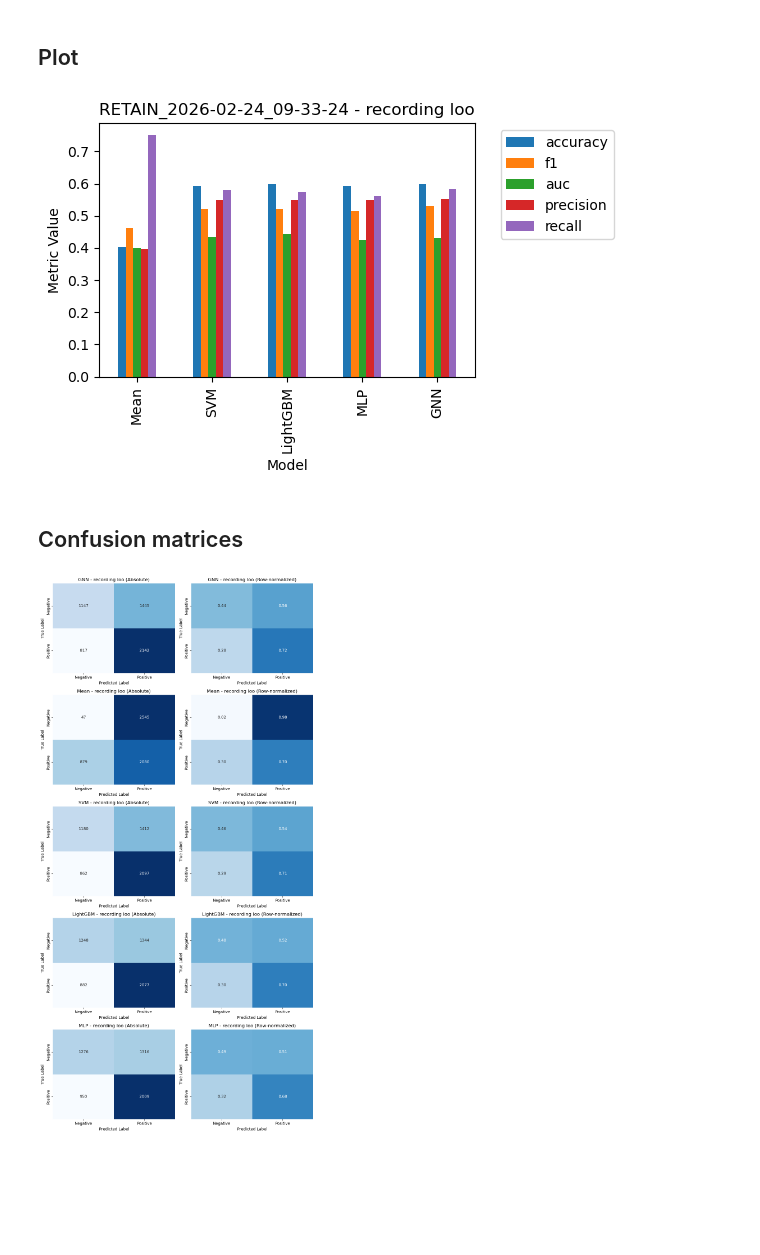
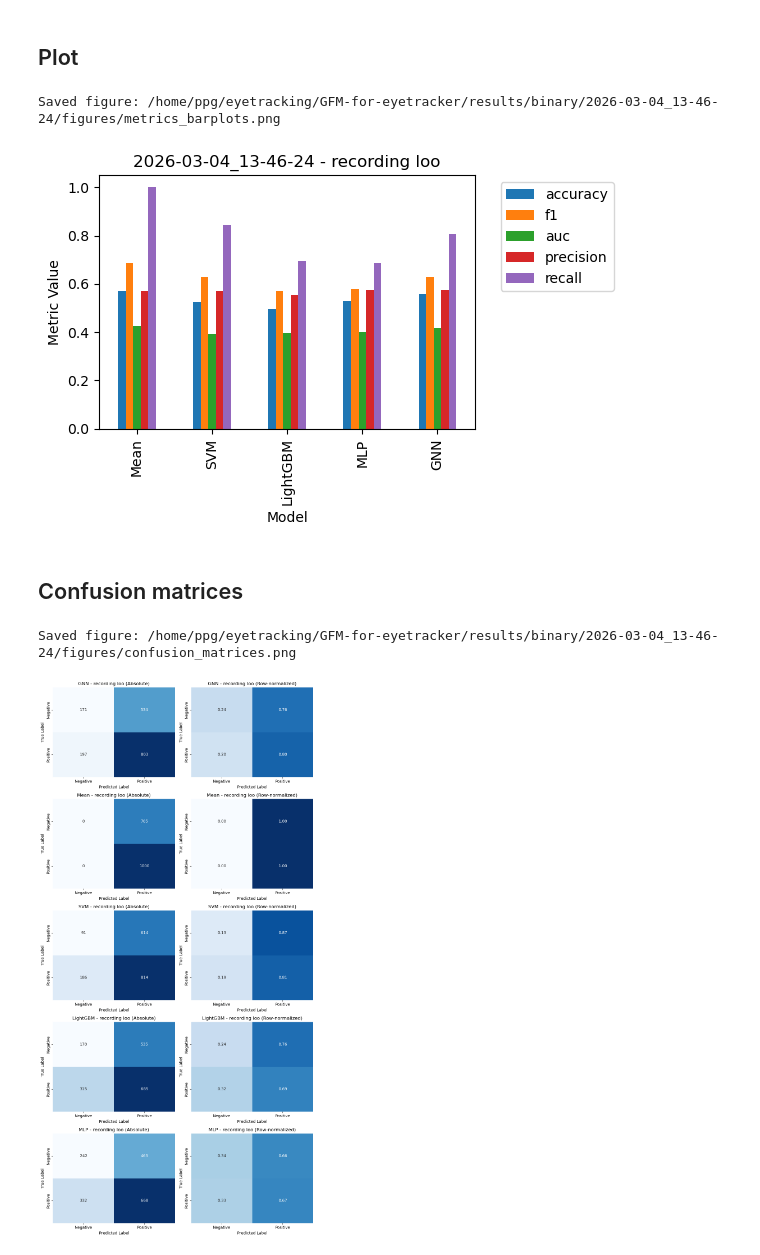
Before and after one commit to Space0code/GFM-for-eyetracker, a Jupyter notebook: src/emotions/binary/results_analysis.ipynb, the cells around one changed output. Saved outputs shown, nothing was run; the diff lists cells and outputs as text; code cells hidden in the pictures; blank space fills up the shorter version.

Commit message:
plot results (bar plots and CMs) after training when calling train_binary.py

```diff
--- a/src/emotions/binary/results_analysis.ipynb
+++ b/src/emotions/binary/results_analysis.ipynb
@@ -8,7 +8,7 @@ import matplotlib.pyplot as plt
 from pathlib import Path
 
 # Path to a run folder, relative to project root
-RUN_DIR_REL = Path('results/binary/RETAIN_2026-02-24_09-33-24')
+RUN_DIR_REL = Path('results/binary/2026-03-04_13-46-24')
 SUMMARY_FILE = 'summary.csv'
 DECISION_THRESHOLD = 0.5
 MODELS_FOR_CM = ['GNN','Mean','SVM','LightGBM','MLP']  # any subset of ['GNN','Mean','SVM','LightGBM','MLP']
@@ -30,6 +30,17 @@ strategies = [p.name for p in strategy_dirs]
 if not strategies:
     raise RuntimeError(f'No strategy folders with {SUMMARY_FILE} found under {RUN_DIR}')
 
+FIGURES_DIR = RUN_DIR / 'figures'
+FIGURES_DIR.mkdir(parents=True, exist_ok=True)
+
+def save_figure(fig: plt.Figure, filename: str) -> Path:
+    """Save a Matplotlib figure under RUN_DIR_REL/figures and return its path."""
+    output_path = FIGURES_DIR / filename
+    fig.savefig(output_path, dpi=300, bbox_inches='tight')
+    print(f'Saved figure: {output_path}')
+    return output_path
+
 print(f'Run: {RUN_DIR}')
 print(f'Strategies: {strategies}')
+print(f'Figures directory: {FIGURES_DIR}')
 # %% [output]
@@ -91,9 +103,11 @@ for ax, strategy in zip(axes, strategies):
     ax.legend(loc='upper left', bbox_to_anchor=(1.05, 1))
 
 plt.tight_layout()
+save_figure(fig, 'metrics_barplots.png')
 plt.show()
 # %% [output]
+Saved figure: /home/ppg/eyetracking/GFM-for-eyetracker/results/binary/2026-03-04_13-46-24/figures/metrics_barplots.png
-[figure, old version]
+[figure, new version]
 # %% [markdown]
 ## Confusion matrices
 # %%
@@ -154,31 +168,33 @@ for row_idx, model_name in enumerate(MODELS_FOR_CM):
                 yticklabels=['Negative', 'Positive'],
             )
             abs_ax.set_xlabel('Predicted Label')
             abs_ax.set_ylabel('True Label')
             abs_ax.set_title(f"{model_name} - {strategy.replace('_', ' ')} (Absolute)")
 
             sns.heatmap(
                 cm_row_norm,
                 annot=True,
                 fmt='.2f',
                 cmap='Blues',
                 vmin=0.0,
                 vmax=1.0,
                 cbar=False,
                 ax=rel_ax,
                 xticklabels=['Negative', 'Positive'],
                 yticklabels=['Negative', 'Positive'],
             )
             rel_ax.set_xlabel('Predicted Label')
             rel_ax.set_ylabel('True Label')
             rel_ax.set_title(f"{model_name} - {strategy.replace('_', ' ')} (Row-normalized)")
         else:
             abs_ax.set_axis_off()
             rel_ax.set_axis_off()
             abs_ax.set_title(f"{model_name} - {strategy} (no prediction files)")
             rel_ax.set_title(f"{model_name} - {strategy} (no prediction files)")
 
 plt.tight_layout()
+save_figure(fig, 'confusion_matrices.png')
 plt.show()
 # %% [output]
+Saved figure: /home/ppg/eyetracking/GFM-for-eyetracker/results/binary/2026-03-04_13-46-24/figures/confusion_matrices.png
-[figure, old version]
+[figure, new version]
```
Also changed, not shown: parts of 2 cells of this notebook, 2 other files.
